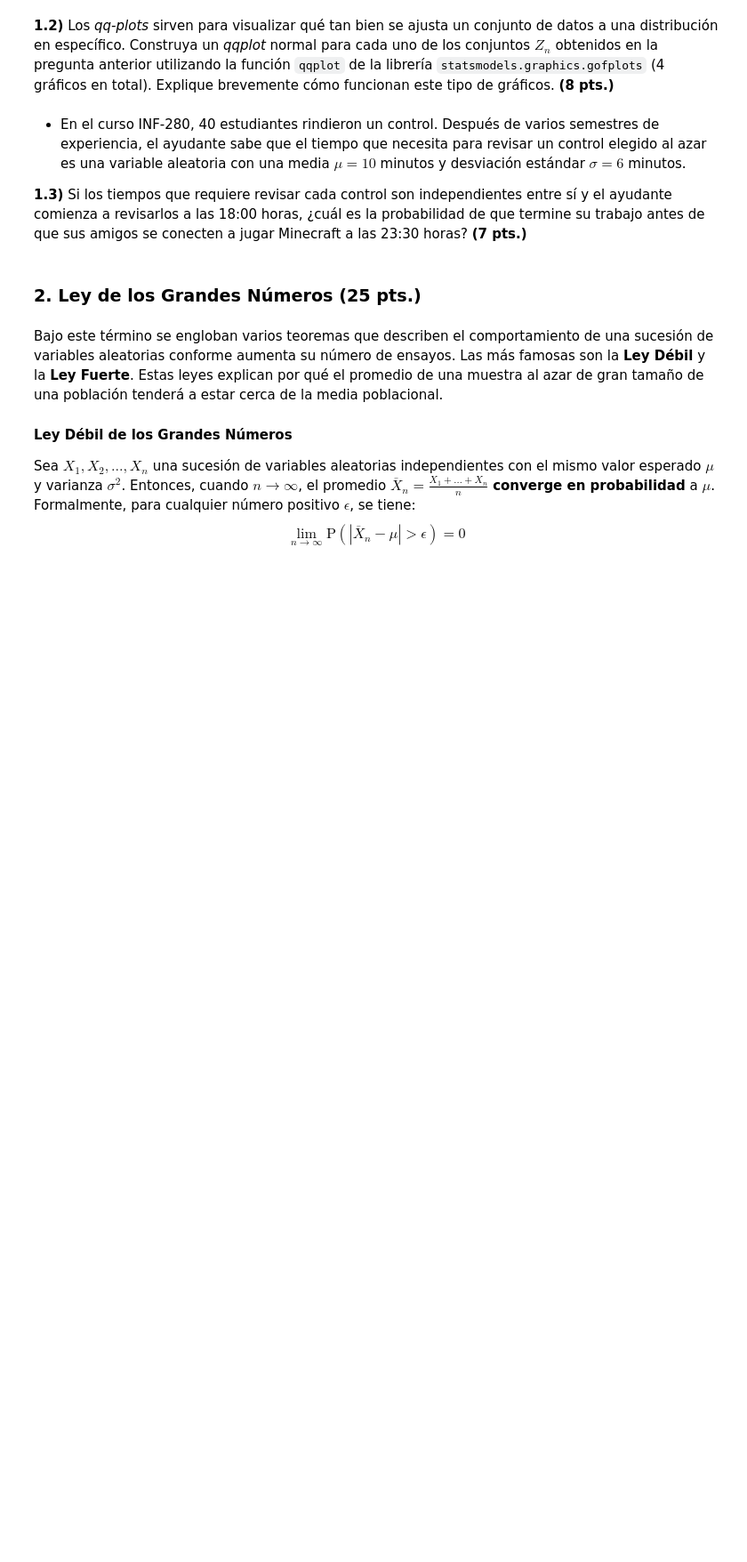
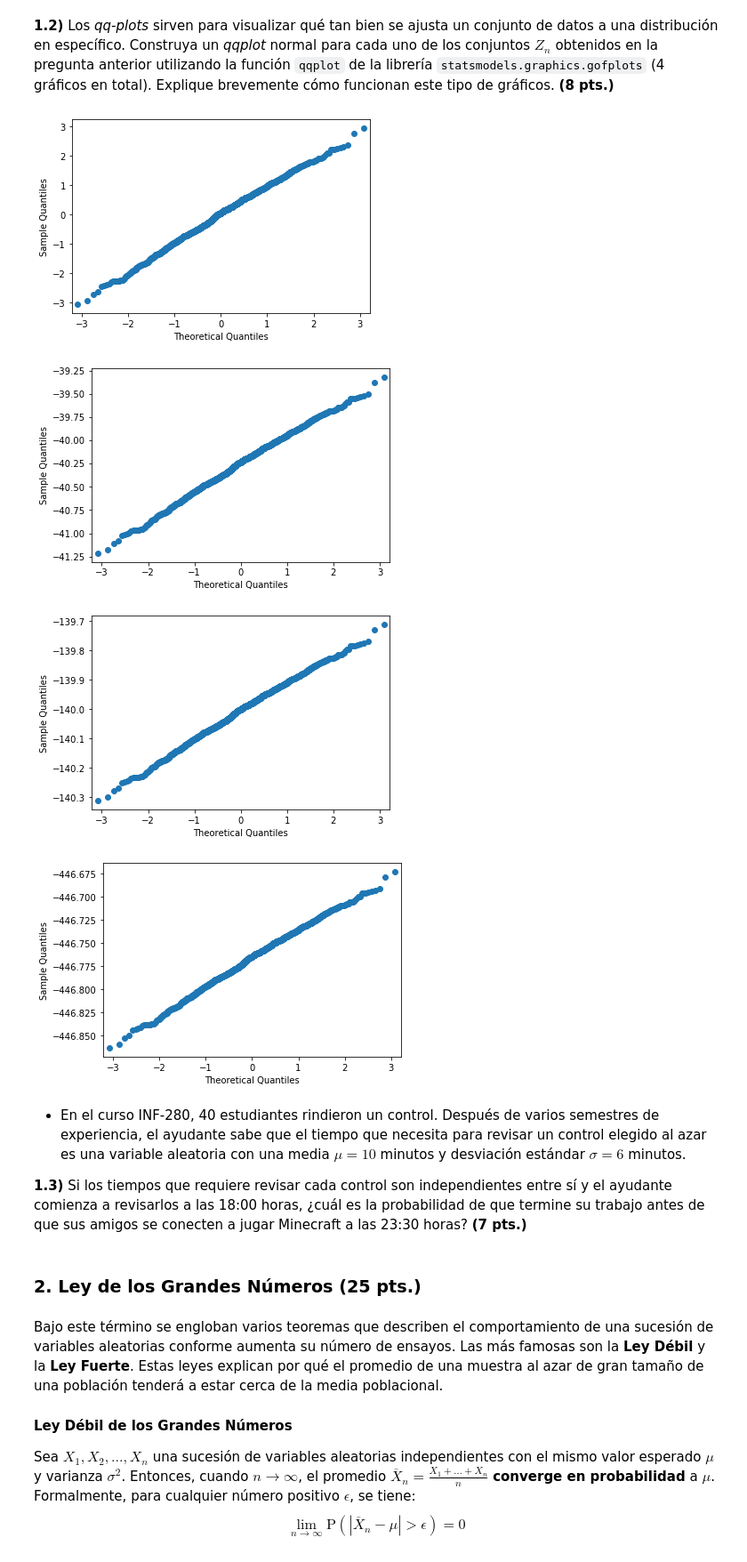
Before and after one commit to Camilo-Duque98/EstadisticaComputacional, a Jupyter notebook: lec-3-Los Dockeritos/lec-3.ipynb, the cells around one changed output. Shown at 89% size. Saved outputs shown, nothing was run; the diff lists cells and outputs as text; code cells hidden in the pictures; blank space fills up the shorter version.

```diff
--- a/lec-3-Los Dockeritos/lec-3.ipynb
+++ b/lec-3-Los Dockeritos/lec-3.ipynb
@@ -143,3 +203,22 @@ from statsmodels.graphics.gofplots import qqplot
+# %%
+from statsmodels.graphics.gofplots import qqplot
+
+fig = qqplot(np.array(s10stdr))
+plt.show()
+
+fig = qqplot(np.array(s100stdr))
+plt.show()
+
+fig = qqplot(np.array(s1000stdr))
+plt.show()
+
+fig = qqplot(np.array(s10000stdr))
+plt.show()
+# %% [output]
+[figure, added]
+[figure, added]
+[figure, added]
+[figure, added]
 # %% [markdown]
 * En el curso INF-280, 40 estudiantes rindieron un control. Después de varios semestres de experiencia, el ayudante sabe que el tiempo que necesita para revisar un control elegido al azar es una variable aleatoria con una media $\mu=10$ minutos y desviación estándar $\sigma=6$ minutos.
 
```
Also changed, not shown: parts of 5 cells of this notebook.
